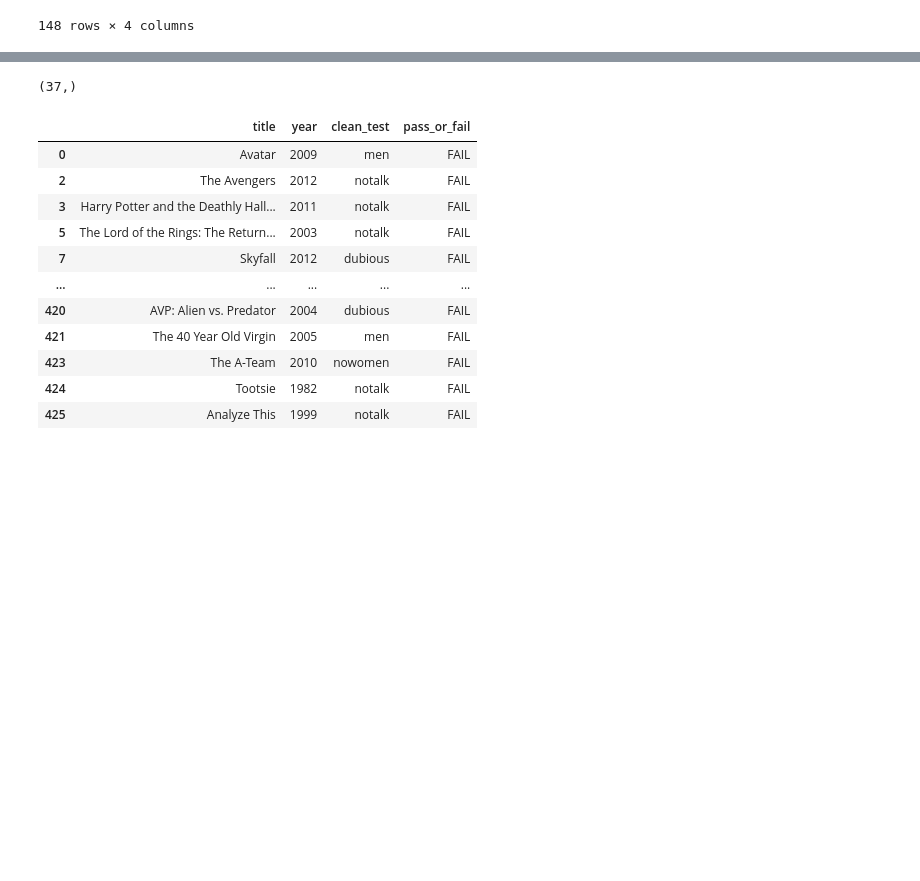
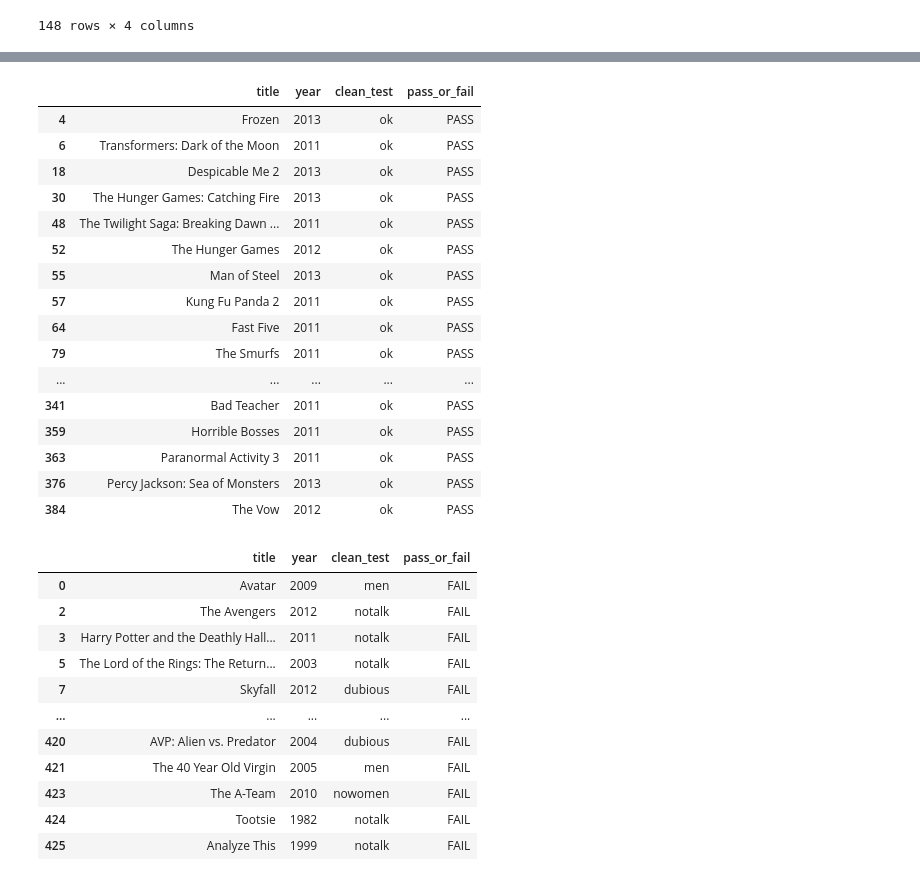
Before and after one commit to Slmudd02/Bechdel_Test, a Jupyter notebook: Bechdel_test_project-checkpoint.ipynb, the cells around one changed output, grey strips where cells are left out. Cells and saved outputs as stored; diff of their text form; code cells hidden in the pictures; blank space fills up the shorter version.

```diff
--- a/Bechdel_test_project-checkpoint.ipynb
+++ b/Bechdel_test_project-checkpoint.ipynb
@@ -124,9 +171,25 @@ aughts.shape
 # %%
 filt = (passed['year'] > '2010') & (passed['year'] < '2020')
 twenty_tens = filt.loc[filt == True]
-twenty_tens.shape
+passed[filt]
 # %% [output]
-(37,)
+|  | title | year | clean_test | pass_or_fail |
+| 4 | Frozen | 2013 | ok | PASS |
+| 6 | Transformers: Dark of the Moon | 2011 | ok | PASS |
+| 18 | Despicable Me 2 | 2013 | ok | PASS |
+| 30 | The Hunger Games: Catching Fire | 2013 | ok | PASS |
+| 48 | The Twilight Saga: Breaking Dawn ... | 2011 | ok | PASS |
+| 52 | The Hunger Games | 2012 | ok | PASS |
+| 55 | Man of Steel | 2013 | ok | PASS |
+| 57 | Kung Fu Panda 2 | 2011 | ok | PASS |
+| 64 | Fast Five | 2011 | ok | PASS |
+| 79 | The Smurfs | 2011 | ok | PASS |
+| ... | ... | ... | ... | ... |
+| 341 | Bad Teacher | 2011 | ok | PASS |
+| 359 | Horrible Bosses | 2011 | ok | PASS |
+| 363 | Paranormal Activity 3 | 2011 | ok | PASS |
+| 376 | Percy Jackson: Sea of Monsters | 2013 | ok | PASS |
+| 384 | The Vow | 2012 | ok | PASS |
 # %%
 failed = df3.loc[df3.pass_or_fail == 'FAIL',:]
 failed
```
Also changed, not shown: parts of 7 cells of this notebook, 2 other files.
